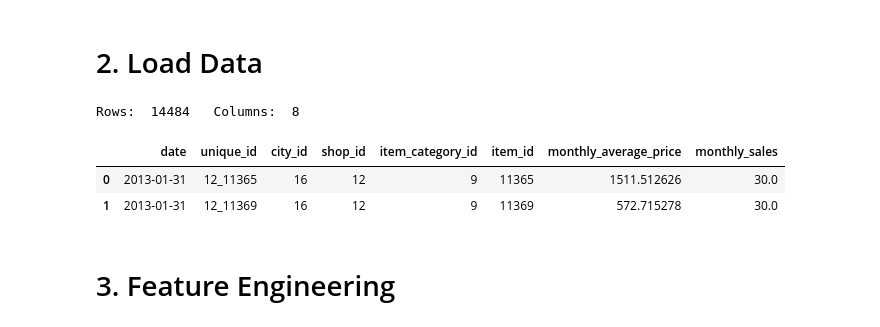
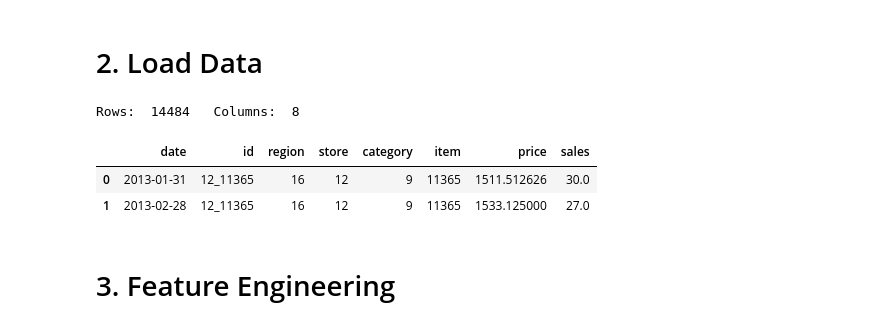
Before and after one commit to dquenti/Sales-Forecasting-XGBoost, a Jupyter notebook: 2. TS_XGBoost.ipynb, the cells around one changed output. Cells and saved outputs as stored; diff of their text form; code cells hidden in the pictures.

```diff
--- a/2. TS_XGBoost.ipynb
+++ b/2. TS_XGBoost.ipynb
@@ -31,11 +24,11 @@ warnings.filterwarnings("ignore")
 # %% [markdown]
 # 2. Load Data
 # %%
-df = pd.read_csv('C:/Users/aalei/Desktop/time_series/data/ts_kaggle_train.csv', index_col = 0)
+df = pd.read_csv('C:/Users/aalei/Desktop/GITHUB_DQ/clean_data.csv')
 print('Rows: ', df.shape[0], '  Columns: ', df.shape[1])
 df.head(2)
 # %% [output]
 Rows:  14484   Columns:  8
-|  | date | unique_id | city_id | shop_id | item_category_id | item_id | monthly_average_price | monthly_sales |
+|  | date | id | region | store | category | item | price | sales |
 | 0 | 2013-01-31 | 12_11365 | 16 | 12 | 9 | 11365 | 1511.512626 | 30.0 |
-| 1 | 2013-01-31 | 12_11369 | 16 | 12 | 9 | 11369 | 572.715278 | 30.0 |
+| 1 | 2013-02-28 | 12_11365 | 16 | 12 | 9 | 11365 | 1533.125000 | 27.0 |
```
Also changed, not shown: parts of 6 cells of this notebook, 1 other file.
